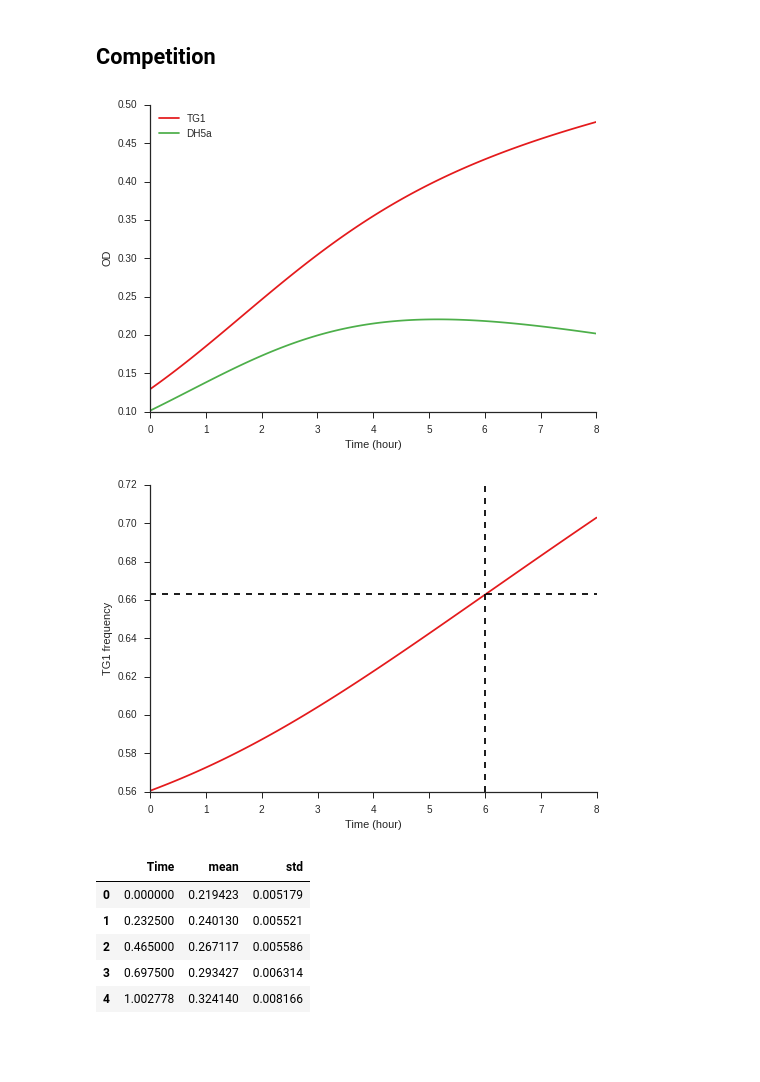
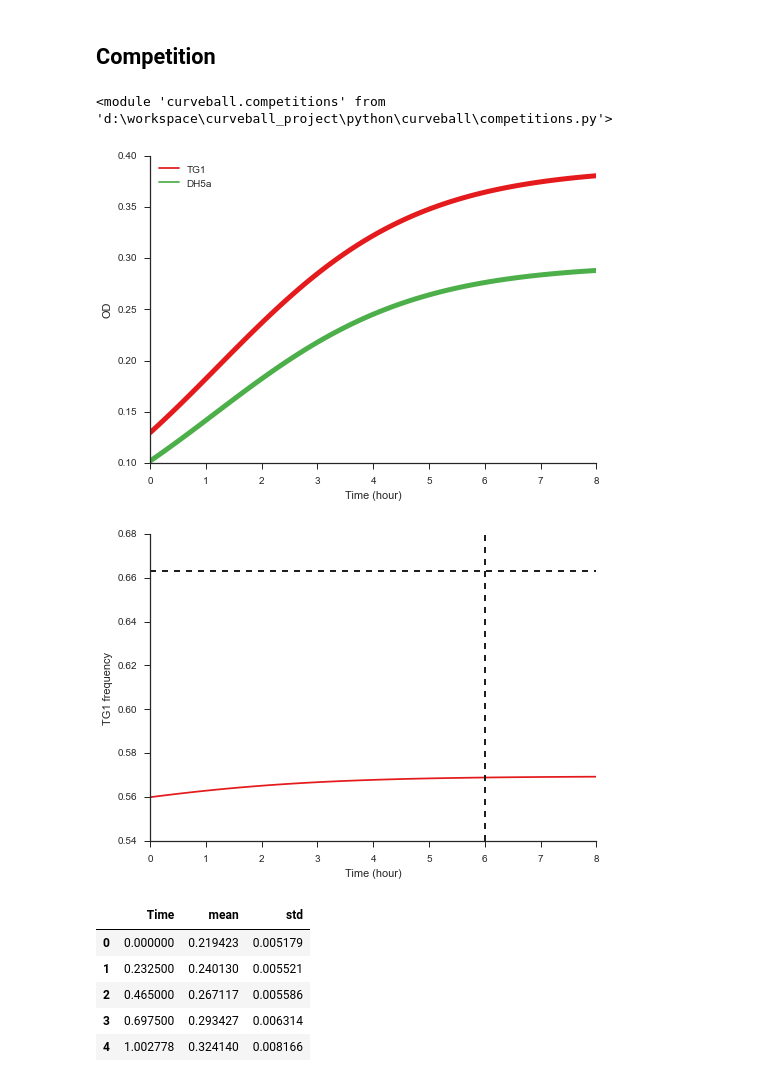
Before and after one commit to yoavram/curveball, a Jupyter notebook: notebooks/Competition prediction.ipynb, the cells around one changed output. Drawn from its saved outputs; the diff is of its cells as text; code cells hidden in the pictures; blank space fills up the shorter version.

```diff
--- a/notebooks/Competition prediction.ipynb
+++ b/notebooks/Competition prediction.ipynb
@@ -19,5 +27,5 @@ plate.head()
 # %%
-datadir = os.path.join('/home', 'yoavram', 'Google Drive', 'ex silico', 'tecan')
+datadir = os.path.join('d:\\', 'dropbox', 'ex silico', 'tecan')
 file_pattern = 'Yoav_260515_competition.xlsx'
 
 filename = os.path.join(datadir, file_pattern)
@@ -78,13 +139,18 @@ print 'y0', y0
 ## Competition
 # %%
 y0 = TG1_model.best_values['y0']/2, DH5a_model.best_values['y0']/2
+# %%
+reload(curveball.competitions)
+# %% [output]
+<module 'curveball.competitions' from 'd:\workspace\curveball_project\python\curveball\competitions.py'>
 # %%
-t,y,fig,ax = curveball.competitions.compete(TG1_model, DH5a_model, y0=y0, hours=8, PLOT=True)
+t,y,fig,ax = curveball.competitions.compete(TG1_model, DH5a_model, y0=y0, hours=8,
+                                            colors=[TG1_color, DH5a_color], PLOT=True)
 ax.get_lines()[0].set_color(TG1_color)
 ax.get_lines()[1].set_color(DH5a_color)
 ax.legend(['TG1', 'DH5a'], loc='upper left');
 # %% [output]
-[figure, old version]
+[figure, new version]
 # %%
 p = y[:,0] / y.sum(axis=1)
 plt.plot(t, p, color=TG1_color)
@@ -94,7 +160,7 @@ plt.xlabel('Time (hour)')
 plt.ylabel('TG1 frequency')
 sns.despine()
 # %% [output]
-[figure, old version]
+[figure, new version]
 # %%
 df_compete = df[df.Strain=='Competition'].groupby(['Time']).OD.agg([np.mean, np.std]).reset_index()
 df_compete.head()
```
Also changed, not shown: parts of 12 cells of this notebook.
